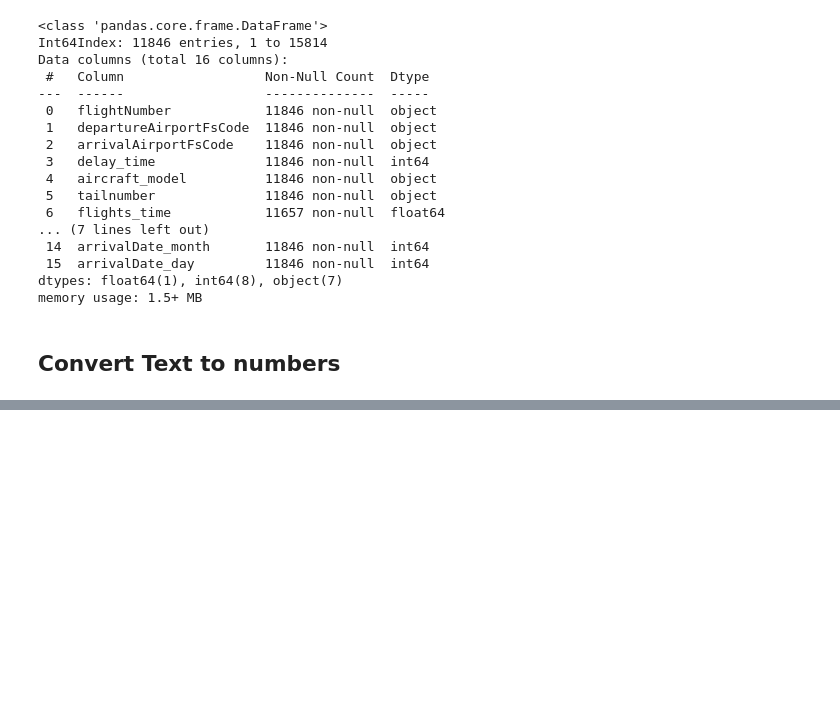
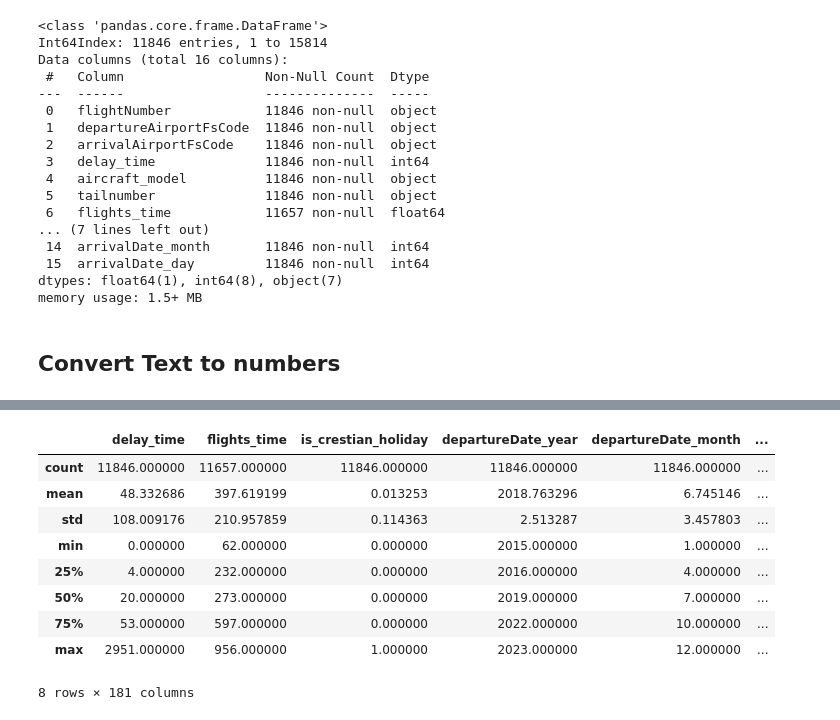
Before and after one commit to CatsPoo/ELAL_Delay_project, a Jupyter notebook: .dist/api_test_2.ipynb, the cells around one changed output, grey strips where cells are left out. Saved outputs shown, nothing was run; the diff lists cells and outputs as text; code cells hidden in the pictures; blank space fills up the shorter version.

```diff
--- a/.dist/api_test_2.ipynb
+++ b/.dist/api_test_2.ipynb
@@ -790,0 +792,13 @@ flights_df
+# %%
+flights_df.describe()
+# %% [output]
+|  | delay_time | flights_time | is_crestian_holiday | departureDate_year | departureDate_month | ... |
+| count | 11846.000000 | 11657.000000 | 11846.000000 | 11846.000000 | 11846.000000 | ... |
+| mean | 48.332686 | 397.619199 | 0.013253 | 2018.763296 | 6.745146 | ... |
+| std | 108.009176 | 210.957859 | 0.114363 | 2.513287 | 3.457803 | ... |
+| min | 0.000000 | 62.000000 | 0.000000 | 2015.000000 | 1.000000 | ... |
+| 25% | 4.000000 | 232.000000 | 0.000000 | 2016.000000 | 4.000000 | ... |
+| 50% | 20.000000 | 273.000000 | 0.000000 | 2019.000000 | 7.000000 | ... |
+| 75% | 53.000000 | 597.000000 | 0.000000 | 2022.000000 | 10.000000 | ... |
+| max | 2951.000000 | 956.000000 | 1.000000 | 2023.000000 | 12.000000 | ... |
+8 rows × 181 columns
```
Also changed, not shown: parts of 4 cells of this notebook.
